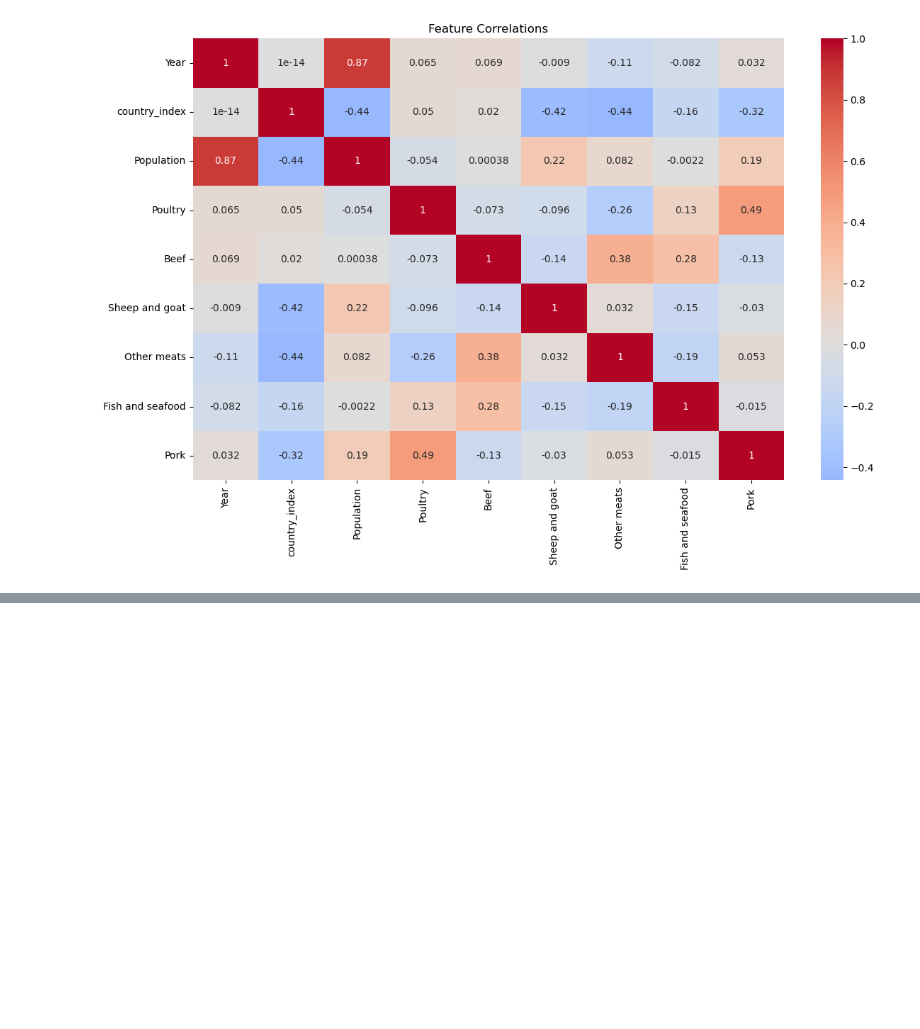
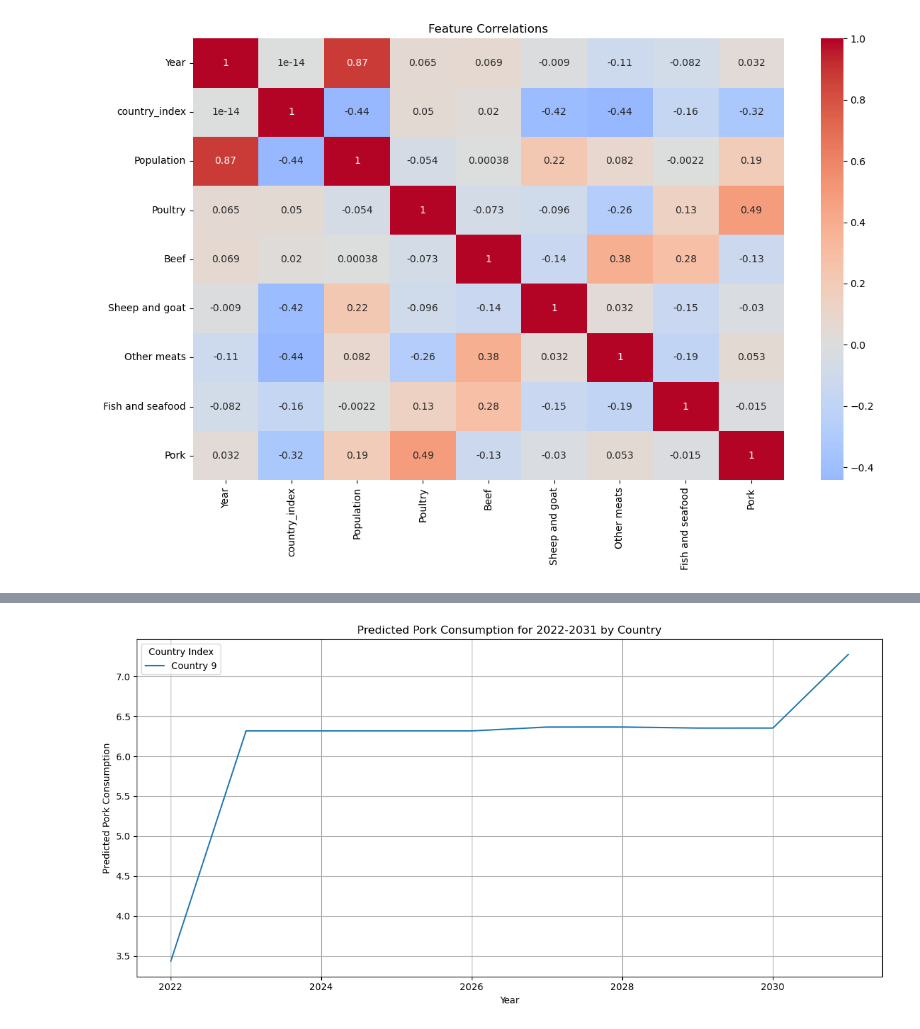
Before and after one commit to seccodingguy/Team1---Project2, a Jupyter notebook: Team2Project.ipynb, the cells around one changed output, grey strips where cells are left out. Saved outputs shown, nothing was run; the diff lists cells and outputs as text; code cells hidden in the pictures; blank space fills up the shorter version.

Commit message:
Future graphing

```diff
--- a/Team2Project.ipynb
+++ b/Team2Project.ipynb
@@ -276,3 +276,28 @@ plt.tight_layout()
 plt.show()
 # %% [output]
 [figure]
+# %%
+#Future Data
+future_years = list(range(2022, 2032))
+future_df = pd.DataFrame(columns=['Year', 'country_index', 'Population', 'Poultry', 'Beef', 'Sheep and goat', 'Other meats', 'Fish and seafood'])
+for country_idx in range(1, 10):  # Country indices are 1 to 9
+    country_data = df_clean[df_clean['country_index'] == country_idx].iloc[0]
+for year in future_years:
+        new_row = {
+            'Year': year,
+            'country_index': country_idx,
+            'Population': country_data['Population'] * (1 + 0.01 * (year - 2021)),
+            'Poultry': country_data['Poultry'] * (1 + 0.01 * (year - 2021)),
+            'Beef': country_data['Beef'] * (1 + 0.01 * (year - 2021)),
+            'Sheep and goat': country_data['Sheep and goat'] * (1 + 0.01 * (year - 2021)),
+            'Other meats': country_data['Other meats'] * (1 + 0.01 * (year - 2021)),
+            'Fish and seafood': country_data['Fish and seafood'] * (1 + 0.01 * (year - 2021)),
+        }
+        new_row_df = pd.DataFrame([new_row])
+        future_df = pd.concat([future_df, new_row_df], ignore_index=True)
+future_features = future_df[['Year', 'country_index', 'Population', 'Poultry', 'Beef', 'Sheep and goat', 'Other meats', 'Fish and seafood']]
+future_features_scaled = scaler.transform(future_features)
+future_pork_predictions = best_gb.predict(future_features_scaled)
+future_df['Predicted_Pork_Consumption'] = future_pork_predictions
+future_predictions = future_df[['Year', 'country_index', 'Predicted_Pork_Consumption']]
+print(future_predictions)
@@ -278,0 +316,14 @@ plt.show()
+# %%
+plt.figure(figsize=(12, 6))
+for country_idx in future_df['country_index'].unique():
+    country_predictions = future_df[future_df['country_index'] == country_idx]
+    plt.plot(country_predictions['Year'], country_predictions['Predicted_Pork_Consumption'], label=f"Country {country_idx}")
+plt.title('Predicted Pork Consumption for 2022-2031 by Country')
+plt.xlabel('Year')
+plt.ylabel('Predicted Pork Consumption')
+plt.legend(title='Country Index')
+plt.grid(True)
+plt.tight_layout()
+plt.show()
+# %% [output]
+[figure, added]
```
Also changed, not shown: parts of 3 cells of this notebook.
